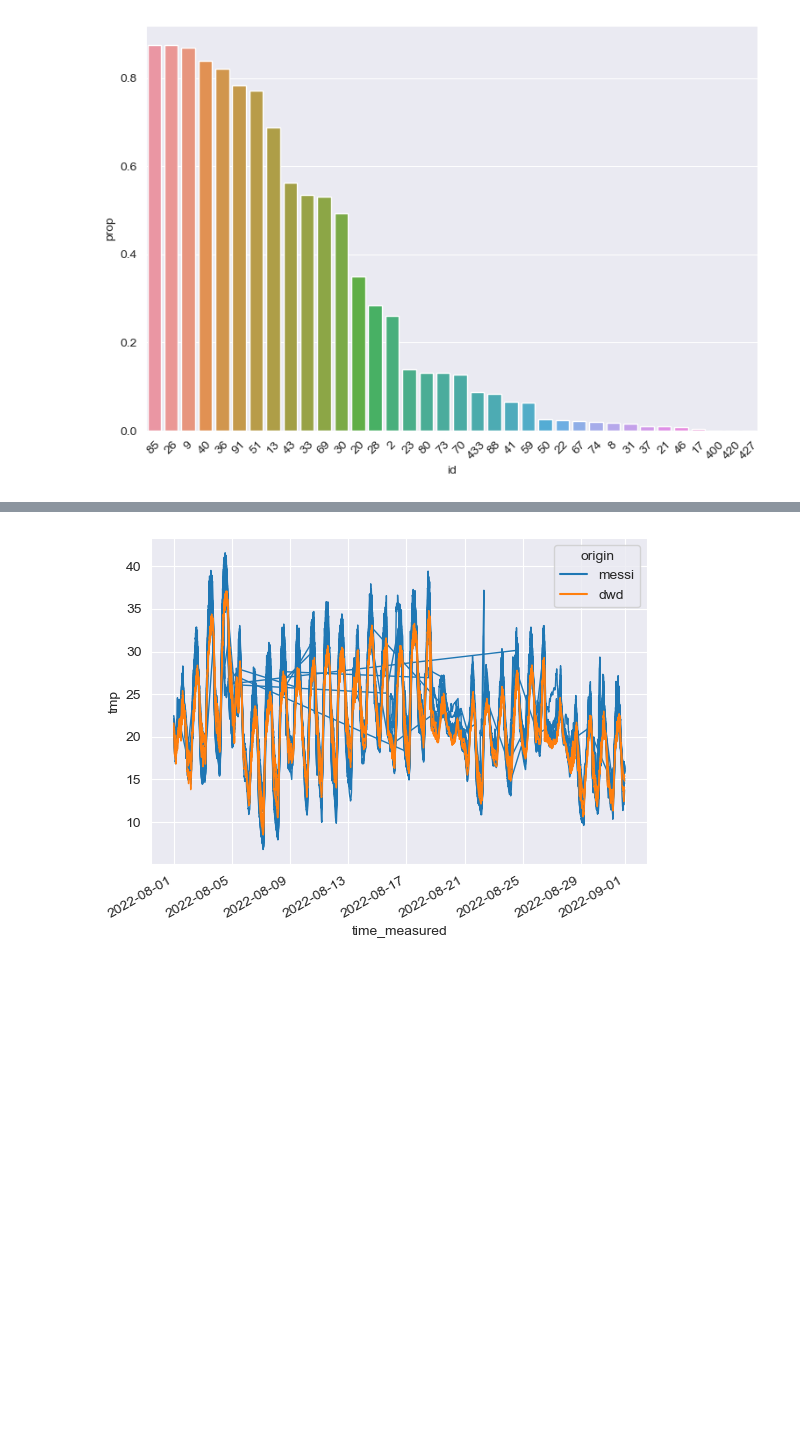
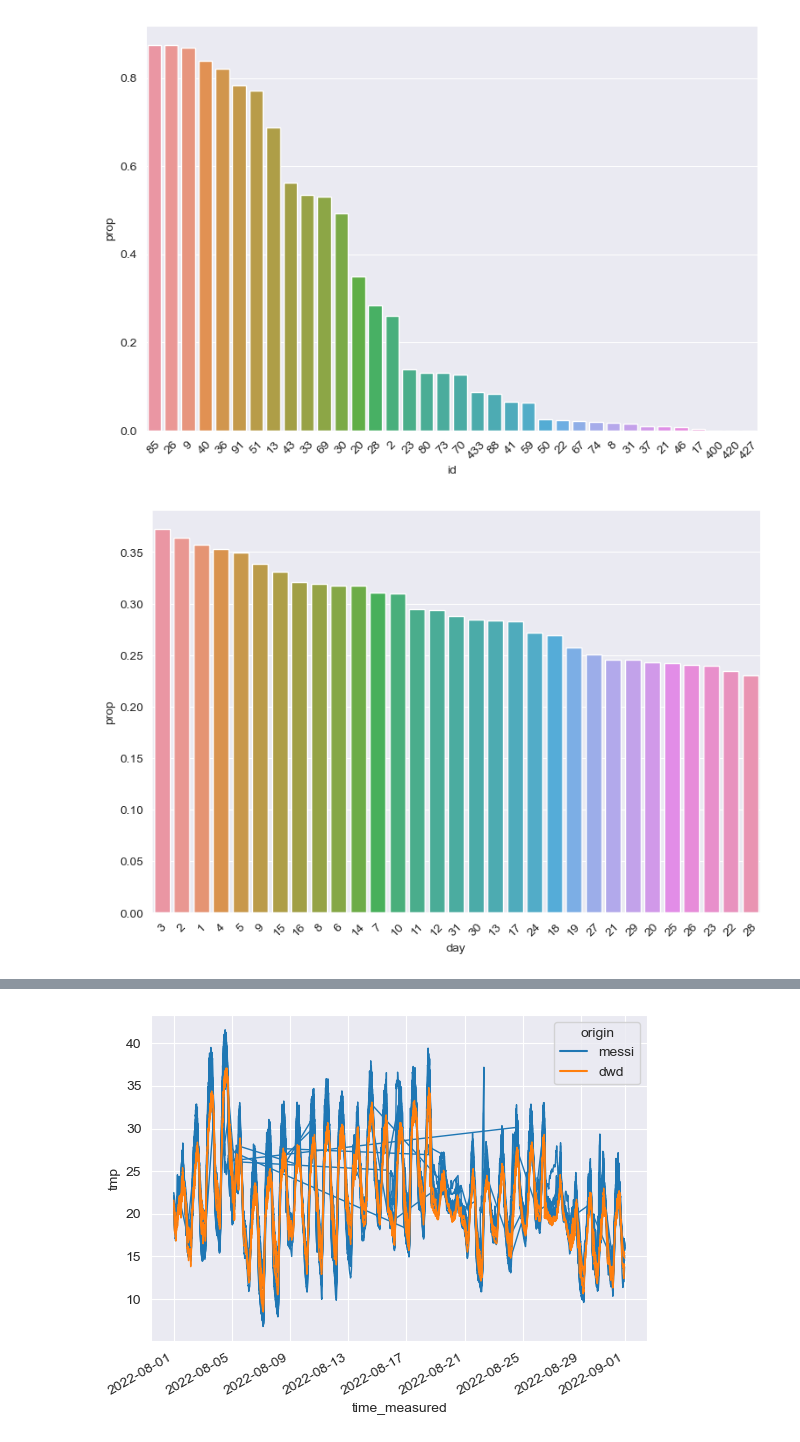
Before and after one commit to vegan-schnitzel/messi-cluster-analysis, a Jupyter notebook: code/main.ipynb, the cells around one changed output, grey strips where cells are left out. Drawn from its saved outputs; the diff is of its cells as text; code cells hidden in the pictures; blank space fills up the shorter version.

```diff
--- a/code/main.ipynb
+++ b/code/main.ipynb
@@ -152,3 +156,24 @@ sns.barplot(data=nans, x="id", y="prop", ax=ax)
 ax.tick_params(axis="x", rotation=45)
 # %% [output]
 [figure]
+# %%
+# number of nans per day
+nans_day = (tmp_raw
+    .isna()
+    .groupby(tmp_raw.day)[['tmp']]
+    .sum()
+    .sort_values(by="tmp", ascending=False)
+    .reset_index()
+)
+# number of time steps per messi (highest possible number of nans)
+nans_day["total"] = tmp_raw.groupby(["day"]).size().values[0]
+# compute proportion of missing values
+nans_day["prop"] = nans_day.tmp / nans_day.total
+# convert to string for descending bar plot
+nans_day["day"] = nans_day["day"].astype(str)
+
+fig, ax = plt.subplots(figsize=(9,6))
+sns.barplot(data=nans_day, x="day", y="prop", ax=ax)
+ax.tick_params(axis="x", rotation=45)
+# %% [output]
+[figure, added]
```
Also changed, not shown: parts of 45 cells of this notebook, 5 other files.
